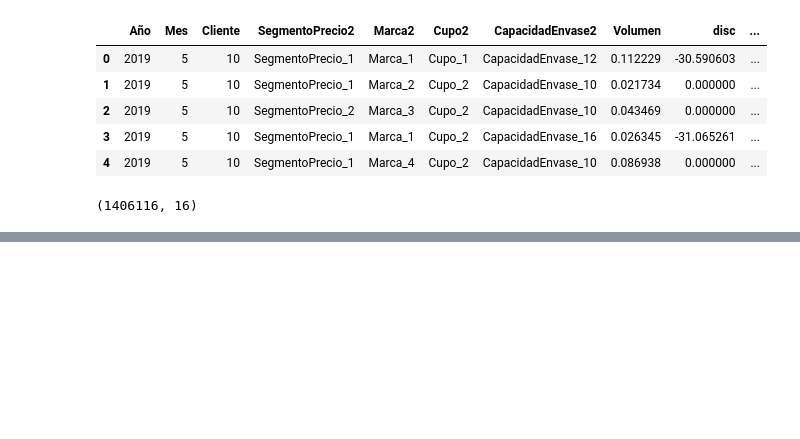
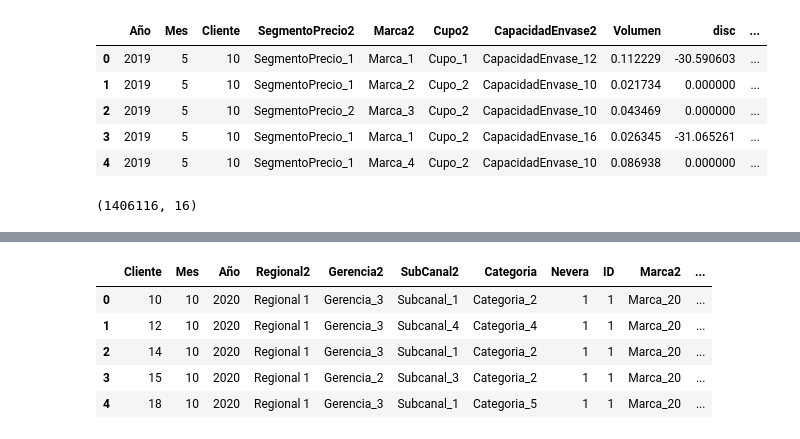
Before and after one commit to sebashc3712/Hackators_Bavaria, a Jupyter notebook: Brand_Expansion.ipynb, the cells around one changed output, grey strips where cells are left out. Drawn from its saved outputs; the diff is of its cells as text; code cells hidden in the pictures; blank space fills up the shorter version.

```diff
--- a/Brand_Expansion.ipynb
+++ b/Brand_Expansion.ipynb
@@ -184,0 +197,4 @@ train
+# %%
+test.columns = ['Cliente', 'Mes', 'Año', 'Regional2', 'Gerencia2', 'SubCanal2',
+       'Categoria', 'Nevera', 'ID']
+test.head()
@@ -184,0 +208,14 @@ train
+# %%
+test = pd.merge(left=test, right=products_to_score, how = 'left', on = 'ID')
+# %%
+test.drop('Llave', inplace=True, axis=1)
+test.columns = ['Cliente', 'Mes', 'Año', 'Regional2', 'Gerencia2', 'SubCanal2',
+       'Categoria', 'Nevera', 'ID', 'Marca2', 'Cupo2', 'CapacidadEnvase2']
+test.head()
+# %% [output]
+|  | Cliente | Mes | Año | Regional2 | Gerencia2 | SubCanal2 | Categoria | Nevera | ID | Marca2 | ... |
+| 0 | 10 | 10 | 2020 | Regional 1 | Gerencia_3 | Subcanal_1 | Categoria_2 | 1 | 1 | Marca_20 | ... |
+| 1 | 12 | 10 | 2020 | Regional 1 | Gerencia_3 | Subcanal_4 | Categoria_4 | 1 | 1 | Marca_20 | ... |
+| 2 | 14 | 10 | 2020 | Regional 1 | Gerencia_3 | Subcanal_1 | Categoria_2 | 1 | 1 | Marca_20 | ... |
+| 3 | 15 | 10 | 2020 | Regional 1 | Gerencia_2 | Subcanal_3 | Categoria_2 | 1 | 1 | Marca_20 | ... |
+| 4 | 18 | 10 | 2020 | Regional 1 | Gerencia_3 | Subcanal_1 | Categoria_5 | 1 | 1 | Marca_20 | ... |
```
Also changed, not shown: parts of 19 cells of this notebook.
